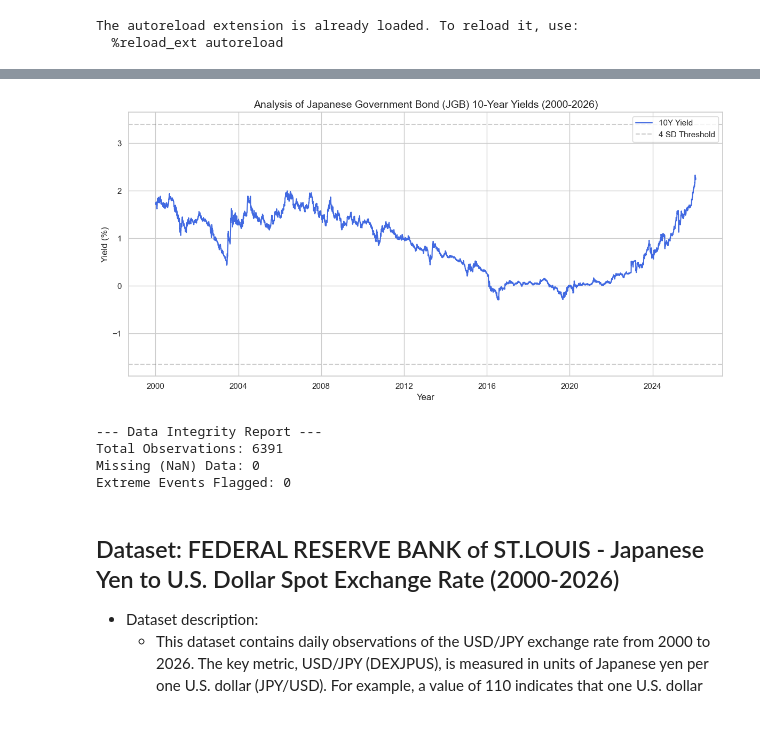
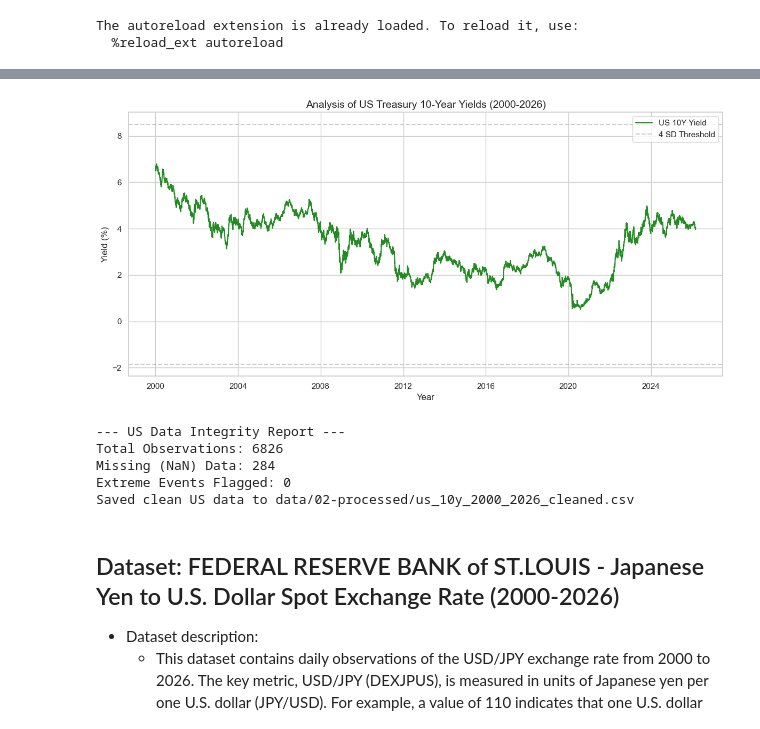
Before and after one commit to COGS108/Group024_WI26, a Jupyter notebook: 01-DataCheckpoint.ipynb, the cells around one changed output, grey strips where cells are left out. Cells and saved outputs as stored; diff of their text form; code cells hidden in the pictures.

Commit message:
Copied in applicable portions from previous checkpoints into Final report and updated data checkpoint to reflect addition of 10-year US Treasury yields

```diff
--- a/01-DataCheckpoint.ipynb
+++ b/01-DataCheckpoint.ipynb
@@ -167,73 +312,70 @@ Successfully downloaded: BOJ_UOCR.csv
 # %%
-import pandas as pd
-import numpy as np
-import os
-import seaborn as sns
-import matplotlib.pyplot as plt
-
-# 1. Load the dataset
-raw_path = 'data/00-raw/jgbcme_all.csv'
-df = pd.read_csv(raw_path, skiprows=1)
+# 1. Load the US dataset
+# Ensure DGS10.csv is inside your data/00-raw/ folder
+us_raw_path = 'data/00-raw/DGS10.csv'
+df_us_raw = pd.read_csv(us_raw_path)
 
 # 2. Tidy & Filter (10Y / 2000-2026)
-df = df.replace('-', np.nan)
-df['Date'] = pd.to_datetime(df['Date'], errors='coerce')
-df['10Y'] = pd.to_numeric(df['10Y'], errors='coerce')
+# FRED uses '.' for missing values, which to_numeric will coerce to NaN
+df_us_raw['Date'] = pd.to_datetime(df_us_raw['observation_date'], errors='coerce')
+df_us_raw['10Y_US'] = pd.to_numeric(df_us_raw['DGS10'], errors='coerce')
 
-mask = (df['Date'] >= '2000-01-01') & (df['Date'] <= '2026-12-31')
-df_10y = df.loc[mask, ['Date', '10Y']].copy()
+mask_us = (df_us_raw['Date'] >= '2000-01-01') & (df_us_raw['Date'] <= '2026-12-31')
+df_10y_us = df_us_raw.loc[mask_us, ['Date', '10Y_US']].copy()
 
 # 3. Size and Missingness Analysis
-data_size = len(df_10y)
-na_count = df_10y['10Y'].isna().sum()
+us_data_size = len(df_10y_us)
+us_na_count = df_10y_us['10Y_US'].isna().sum()
 
 # 4. Outlier Flagging (Statistical Check)
-mean_val = df_10y['10Y'].mean()
-std_val = df_10y['10Y'].std()
-upper_limit = mean_val + (4 * std_val)
-lower_limit = mean_val - (4 * std_val)
+us_mean_val = df_10y_us['10Y_US'].mean()
+us_std_val = df_10y_us['10Y_US'].std()
+us_upper_limit = us_mean_val + (4 * us_std_val)
+us_lower_limit = us_mean_val - (4 * us_std_val)
 
-suspicious_entries = df_10y[(df_10y['10Y'] > upper_limit) | (df_10y['10Y'] < lower_limit)]
-flag_count = len(suspicious_entries)
+us_suspicious = df_10y_us[(df_10y_us['10Y_US'] > us_upper_limit) | (df_10y_us['10Y_US'] < us_lower_limit)]
+us_flag_count = len(us_suspicious)
 
 # 5. Cleaning & Saving
-df_clean = df_10y.dropna(subset=['10Y'])
+df_us_clean = df_10y_us.dropna(subset=['10Y_US'])
 os.makedirs('data/02-processed', exist_ok=True)
-df_clean.to_csv('data/02-processed/jgb_10y_2000_2026_cleaned.csv', index=False)
+df_us_clean.to_csv('data/02-processed/us_10y_2000_2026_cleaned.csv', index=False)
 
 # 6. Seaborn Visualization
 sns.set_theme(style="whitegrid")
 plt.figure(figsize=(12, 6))
 
-# Main line plot for the yield trend
-sns.lineplot(data=df_clean, x='Date', y='10Y', label='10Y Yield', color='royalblue', lw=1.5)
+# Main line plot for the US yield trend
+sns.lineplot(data=df_us_clean, x='Date', y='10Y_US', label='US 10Y Yield', color='forestgreen', lw=1.5)
 
 # Highlight suspicious entries as red dots if they exist
-if flag_count > 0:
-    sns.scatterplot(data=suspicious_entries, x='Date', y='10Y', color='red', label='Flagged Events', zorder=5)
+if us_flag_count > 0:
+    sns.scatterplot(data=us_suspicious, x='Date', y='10Y_US', color='red', label='Flagged Events', zorder=5)
 
 # Add reference lines for the SD thresholds
-plt.axhline(upper_limit, color='gray', linestyle='--', alpha=0.4, label='4 SD Threshold')
-plt.axhline(lower_limit, color='gray', linestyle='--', alpha=0.4)
+plt.axhline(us_upper_limit, color='gray', linestyle='--', alpha=0.4, label='4 SD Threshold')
+plt.axhline(us_lower_limit, color='gray', linestyle='--', alpha=0.4)
 
-plt.title('Analysis of Japanese Government Bond (JGB) 10-Year Yields (2000-2026)', fontsize=14)
+plt.title('Analysis of US Treasury 10-Year Yields (2000-2026)', fontsize=14)
 plt.ylabel('Yield (%)')
 plt.xlabel('Year')
 plt.legend(loc='upper right')
 plt.tight_layout()
 plt.show()
 
 # Display Verification Metrics
-print(f"--- Data Integrity Report ---")
-print(f"Total Observations: {data_size}")
-print(f"Missing (NaN) Data: {na_count}")
-print(f"Extreme Events Flagged: {flag_count}")
+print(f"--- US Data Integrity Report ---")
+print(f"Total Observations: {us_data_size}")
+print(f"Missing (NaN) Data: {us_na_count}")
+print(f"Extreme Events Flagged: {us_flag_count}")
+print("Saved clean US data to data/02-processed/us_10y_2000_2026_cleaned.csv")
 # %% [output]
-[figure, old version]
+[figure, new version]
---- Data Integrity Report ---
-Total Observations: 6391
-Missing (NaN) Data: 0
+--- US Data Integrity Report ---
+Total Observations: 6826
+Missing (NaN) Data: 284
 Extreme Events Flagged: 0
+Saved clean US data to data/02-processed/us_10y_2000_2026_cleaned.csv
 # %% [markdown]
 ## Dataset: FEDERAL RESERVE BANK of ST.LOUIS - Japanese Yen to U.S. Dollar Spot Exchange Rate (2000-2026)
 - Dataset description:
```
Also changed, not shown: parts of 5 cells of this notebook.
